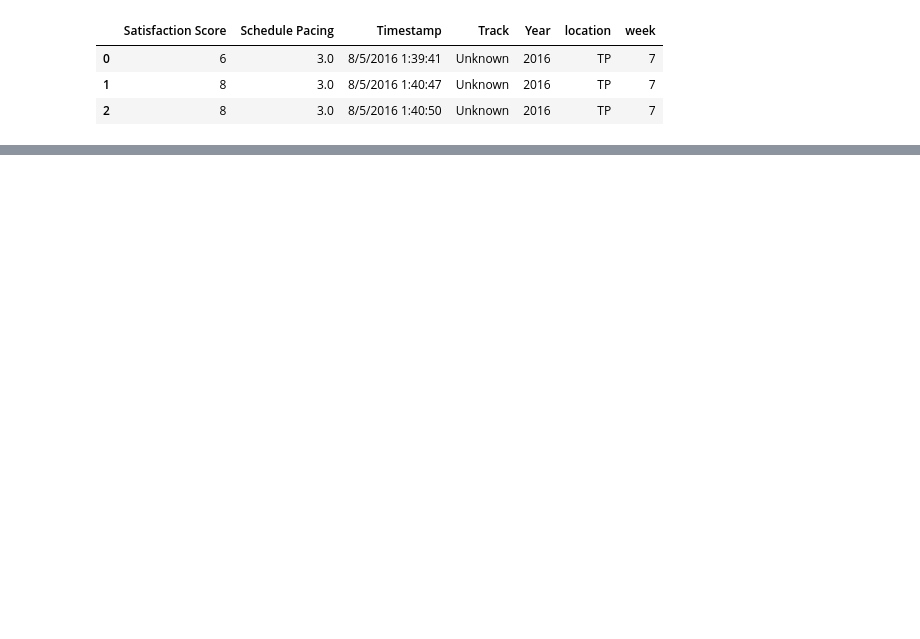
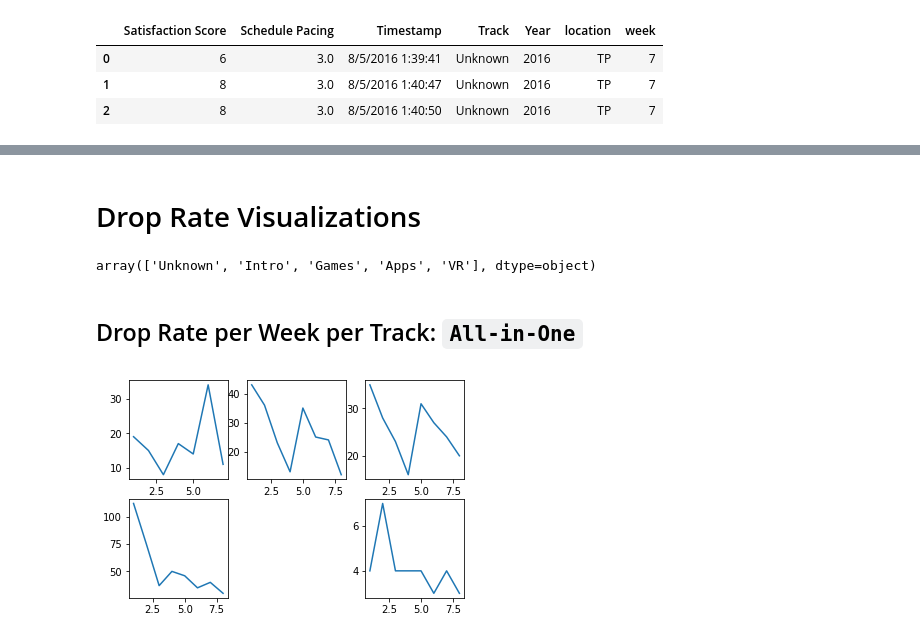
Before and after one commit to jayceazua/ds-1-1, a Jupyter notebook: nps-project/Dataset_Analysis_Visualization .ipynb, the cells around one changed output, grey strips where cells are left out. Cells and saved outputs as stored; diff of their text form; code cells hidden in the pictures; blank space fills up the shorter version.

```diff
--- a/nps-project/Dataset_Analysis_Visualization .ipynb
+++ b/nps-project/Dataset_Analysis_Visualization .ipynb
@@ -15,0 +59,32 @@ df_2016.head(3)
+# %% [markdown]
+# Drop Rate Visualizations
+# %%
+def plot_droprate_by_week_per_track(df_track):
+    weeks, counts = sorted(df_track["week"].unique()), list()
+    for week_num in weeks:
+        counts.append(len(df_track[df_track["week"] == week_num]))
+    return (weeks, counts)
+# %%
+df_2016["Track"].unique()
+# %% [output]
+array(['Unknown', 'Intro', 'Games', 'Apps', 'VR'], dtype=object)
+# %% [markdown]
+## Drop Rate per Week per Track: `All-in-One`
+# %%
+tracks = df_2016["Track"].unique().tolist()
+subplots = [231, 232, 233, 234, 236]
+
+fig = plt.figure()
+ax1 = fig.add_subplot(subplots[0])
+ax2 = fig.add_subplot(subplots[1])
+ax3 = fig.add_subplot(subplots[2])
+ax4 = fig.add_subplot(subplots[3])
+ax5 = fig.add_subplot(subplots[4])
+axes = [ax1, ax2, ax3, ax4, ax5]
+
+for index, track in enumerate(tracks):
+    df_track = df_2016[df_2016["Track"] == track]
+    x, y = plot_droprate_by_week_per_track(df_track)
+    axes[index].plot(x, y)
+# %% [output]
+[figure, added]
```
Also changed, not shown: parts of 13 cells of this notebook, 2 other files.
